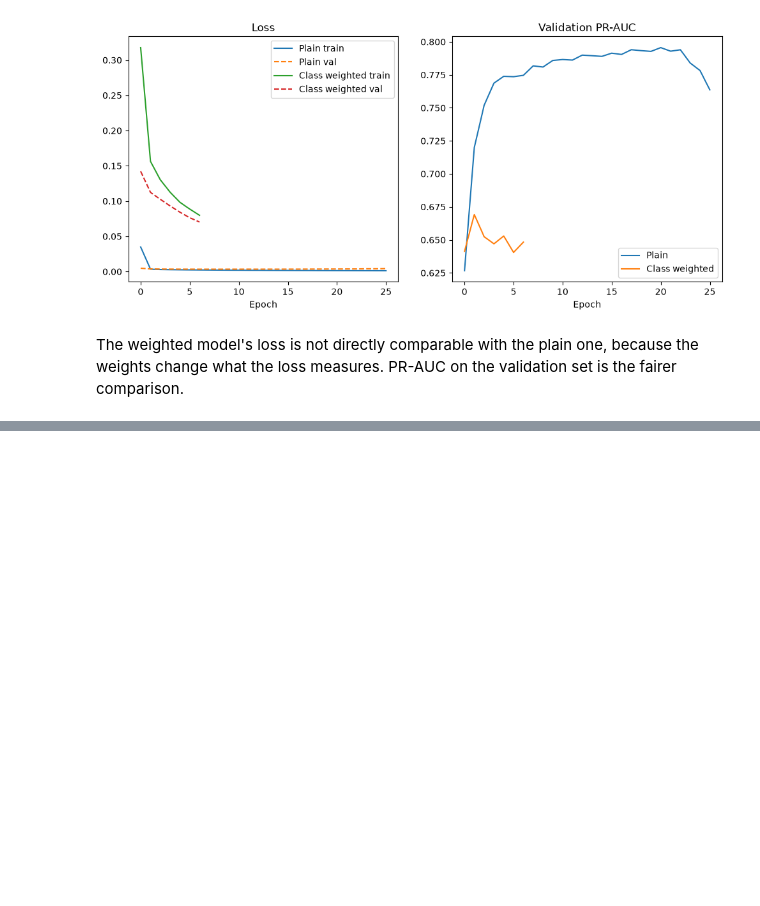
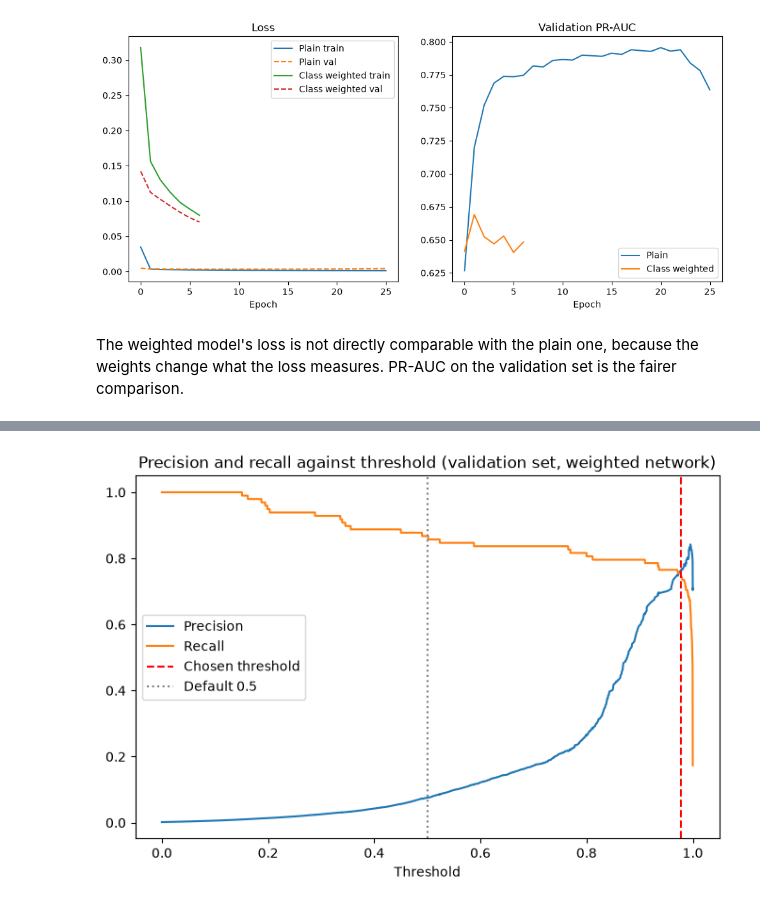
Before and after one commit to lewis-shearer/Credit_Card_Fraud_Detection, a Jupyter notebook: fraud_detection.ipynb, the cells around one changed output, grey strips where cells are left out. Drawn from its saved outputs; the diff is of its cells as text; code cells hidden in the pictures; blank space fills up the shorter version.

```diff
--- a/fraud_detection.ipynb
+++ b/fraud_detection.ipynb
@@ -272,0 +277,12 @@ The weighted model's loss is not directly comparable with the plain one, because
+# %%
+# predicted fraud probabilities
+val_probs = {
+    'Logistic regression': log_reg.predict_proba(X_val)[:, 1],
+    'Dense network': plain_model.predict(X_val, verbose=0).reshape(-1),
+    'Dense network + class weights': weighted_model.predict(X_val, verbose=0).reshape(-1)
+}
+test_probs = {
+    'Logistic regression': log_reg.predict_proba(X_test)[:, 1],
+    'Dense network': plain_model.predict(X_test, verbose=0).reshape(-1),
+    'Dense network + class weights': weighted_model.predict(X_test, verbose=0).reshape(-1)
+}
@@ -272,0 +374,16 @@ The weighted model's loss is not directly comparable with the plain one, because
+# %%
+# how precision and recall change with the threshold for the weighted network
+name = 'Dense network + class weights'
+precision, recall, thr = precision_recall_curve(y_val, val_probs[name])
+
+plt.figure(figsize=(8, 5))
+plt.plot(thr, precision[:-1], label='Precision')
+plt.plot(thr, recall[:-1], label='Recall')
+plt.axvline(thresholds[name], color='red', linestyle='--', label='Chosen threshold')
+plt.axvline(0.5, color='grey', linestyle=':', label='Default 0.5')
+plt.title('Precision and recall against threshold (validation set, weighted network)')
+plt.xlabel('Threshold')
+plt.legend()
+plt.show()
+# %% [output]
+[figure, added]
```
Also changed, not shown: parts of 10 cells of this notebook, 1 other file.
